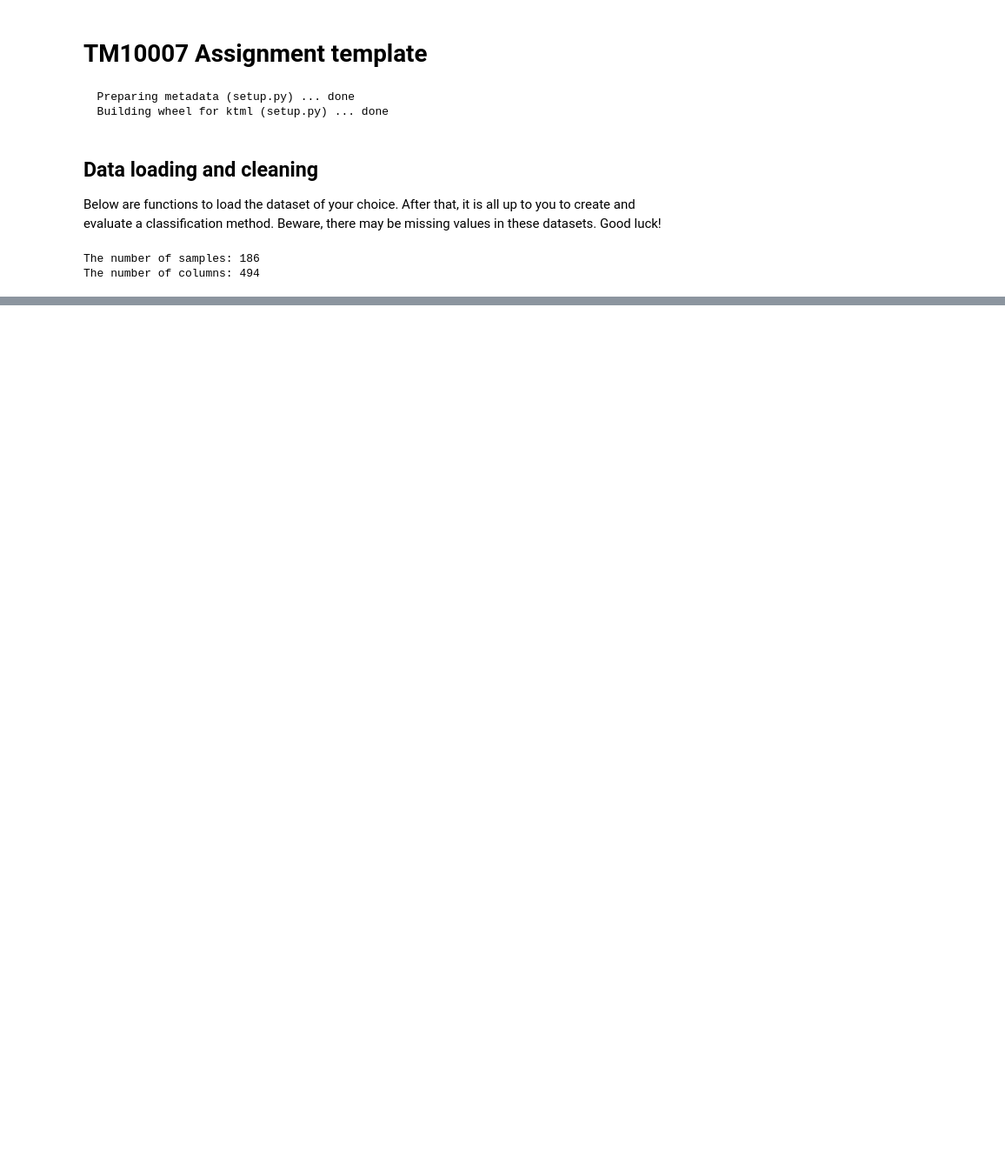
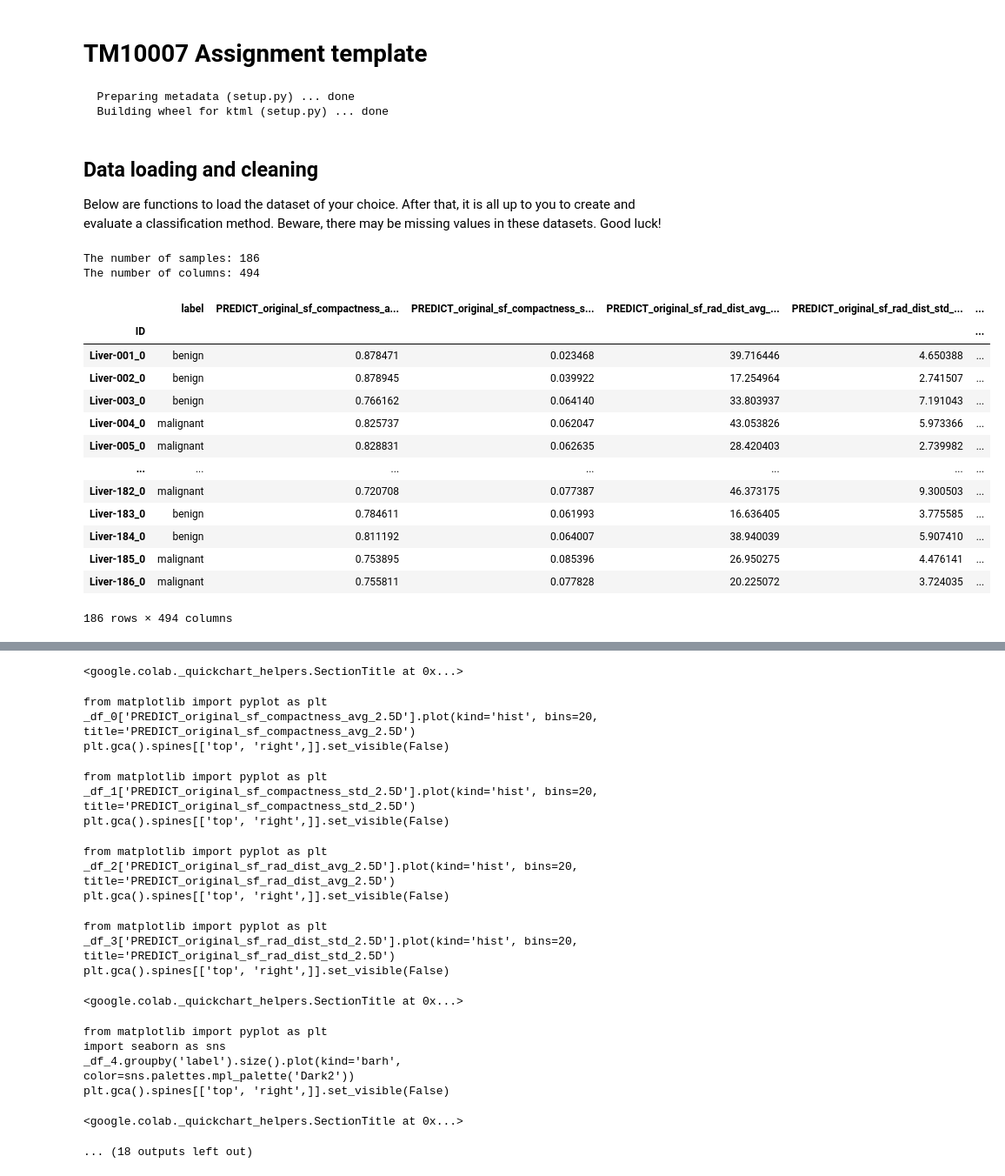
Before and after one commit to folkertj00/liver_learning, a Jupyter notebook: assignment.ipynb, the cells around one changed output, grey strips where cells are left out. Shown at 87% size. Drawn from its saved outputs; the diff is of its cells as text; code cells hidden in the pictures; blank space fills up the shorter version.

```diff
--- a/assignment.ipynb
+++ b/assignment.ipynb
@@ -11,15 +11,31 @@
 
 Below are functions to load the dataset of your choice. After that, it is all up to you to create and evaluate a classification method. Beware, there may be missing values in these datasets. Good luck!
 # %%
+import pandas as pd
 # Data loading functions. Uncomment the one you want to use
-from worcgist.load_data import load_data
+# from worcgist.load_data import load_data
 #from worclipo.load_data import load_data
-#from worcliver.load_data import load_data
+from worcliver.load_data import load_data
 #from ecg.load_data import load_data
 
 data = load_data()
 print(f'The number of samples: {len(data.index)}')
 print(f'The number of columns: {len(data.columns)}')
+pd.DataFrame(data)
 # %% [output]
 The number of samples: 186
 The number of columns: 494
+|  | label | PREDICT_original_sf_compactness_a... | PREDICT_original_sf_compactness_s... | PREDICT_original_sf_rad_dist_avg_... | PREDICT_original_sf_rad_dist_std_... | ... |
+| ID |  |  |  |  |  | ... |
+| Liver-001_0 | benign | 0.878471 | 0.023468 | 39.716446 | 4.650388 | ... |
+| Liver-002_0 | benign | 0.878945 | 0.039922 | 17.254964 | 2.741507 | ... |
+| Liver-003_0 | benign | 0.766162 | 0.064140 | 33.803937 | 7.191043 | ... |
+| Liver-004_0 | malignant | 0.825737 | 0.062047 | 43.053826 | 5.973366 | ... |
+| Liver-005_0 | malignant | 0.828831 | 0.062635 | 28.420403 | 2.739982 | ... |
+| ... | ... | ... | ... | ... | ... | ... |
+| Liver-182_0 | malignant | 0.720708 | 0.077387 | 46.373175 | 9.300503 | ... |
+| Liver-183_0 | benign | 0.784611 | 0.061993 | 16.636405 | 3.775585 | ... |
+| Liver-184_0 | benign | 0.811192 | 0.064007 | 38.940039 | 5.907410 | ... |
+| Liver-185_0 | malignant | 0.753895 | 0.085396 | 26.950275 | 4.476141 | ... |
+| Liver-186_0 | malignant | 0.755811 | 0.077828 | 20.225072 | 3.724035 | ... |
+186 rows × 494 columns
@@ -25,0 +43,20 @@ The number of columns: 494
+<google.colab._quickchart_helpers.SectionTitle at 0x...>
+from matplotlib import pyplot as plt
+_df_0['PREDICT_original_sf_compactness_avg_2.5D'].plot(kind='hist', bins=20, title='PREDICT_original_sf_compactness_avg_2.5D')
+plt.gca().spines[['top', 'right',]].set_visible(False)
+from matplotlib import pyplot as plt
+_df_1['PREDICT_original_sf_compactness_std_2.5D'].plot(kind='hist', bins=20, title='PREDICT_original_sf_compactness_std_2.5D')
+plt.gca().spines[['top', 'right',]].set_visible(False)
+from matplotlib import pyplot as plt
+_df_2['PREDICT_original_sf_rad_dist_avg_2.5D'].plot(kind='hist', bins=20, title='PREDICT_original_sf_rad_dist_avg_2.5D')
+plt.gca().spines[['top', 'right',]].set_visible(False)
+from matplotlib import pyplot as plt
+_df_3['PREDICT_original_sf_rad_dist_std_2.5D'].plot(kind='hist', bins=20, title='PREDICT_original_sf_rad_dist_std_2.5D')
+plt.gca().spines[['top', 'right',]].set_visible(False)
+<google.colab._quickchart_helpers.SectionTitle at 0x...>
+from matplotlib import pyplot as plt
+import seaborn as sns
+_df_4.groupby('label').size().plot(kind='barh', color=sns.palettes.mpl_palette('Dark2'))
+plt.gca().spines[['top', 'right',]].set_visible(False)
+<google.colab._quickchart_helpers.SectionTitle at 0x...>
+... (18 outputs left out)
```
Also changed, not shown: parts of 2 cells of this notebook.
